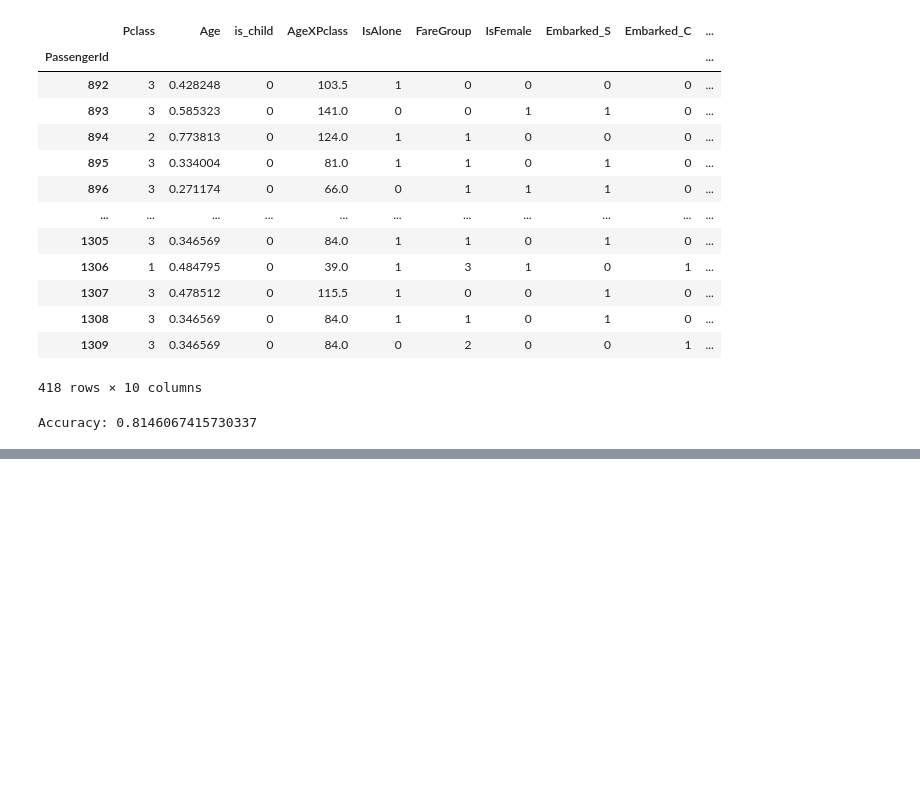
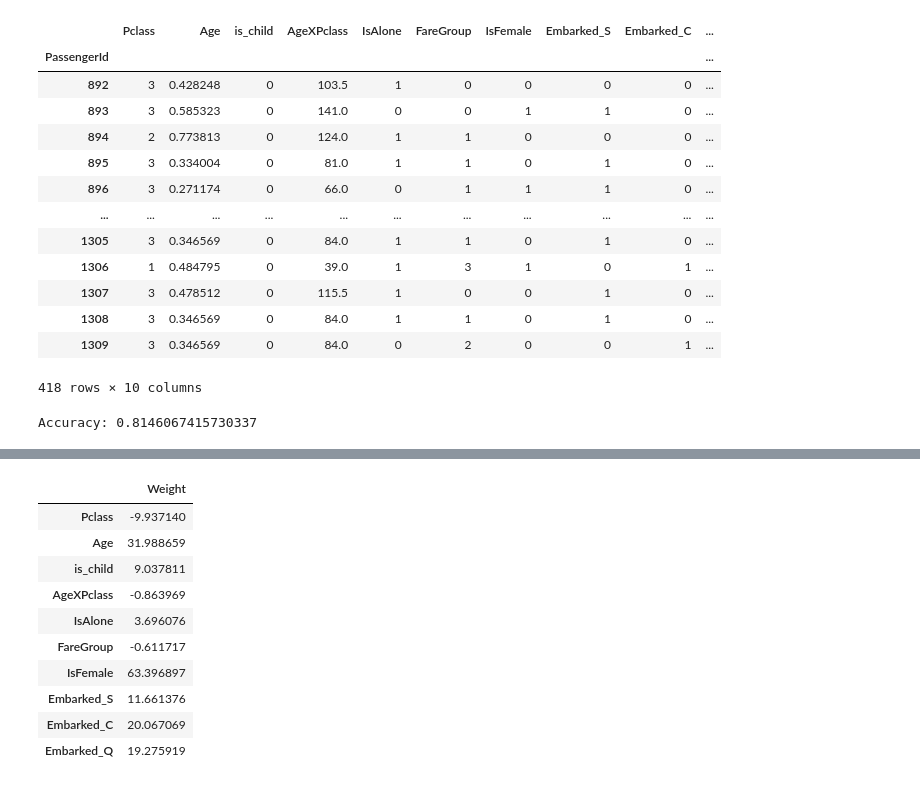
Before and after one commit to iamyufan/cs5785-assignments, a Jupyter notebook: hw1/Part_II_ds.ipynb, the cells around one changed output, grey strips where cells are left out. Cells and saved outputs as stored; diff of their text form; code cells hidden in the pictures; blank space fills up the shorter version.

```diff
--- a/hw1/Part_II_ds.ipynb
+++ b/hw1/Part_II_ds.ipynb
@@ -852,3 +881,19 @@ Accuracy: 0.8146067415730337
+# %%
+# Examine the weights of each feature
+weights = pd.DataFrame(model.theta, index=X_train.columns, columns=["Weight"])
+weights
+# %% [output]
+|  | Weight |
+| Pclass | -9.937140 |
+| Age | 31.988659 |
+| is_child | 9.037811 |
+| AgeXPclass | -0.863969 |
+| IsAlone | 3.696076 |
+| FareGroup | -0.611717 |
+| IsFemale | 63.396897 |
+| Embarked_S | 11.661376 |
+| Embarked_C | 20.067069 |
+| Embarked_Q | 19.275919 |
 # %%
 import datetime
 
```
Also changed, not shown: parts of 3 cells of this notebook, 20 other files.
